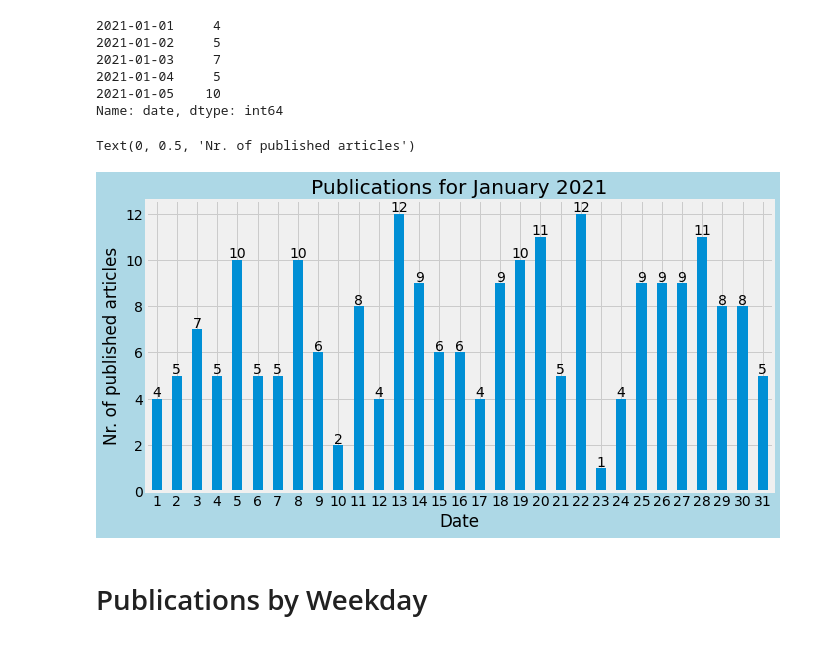
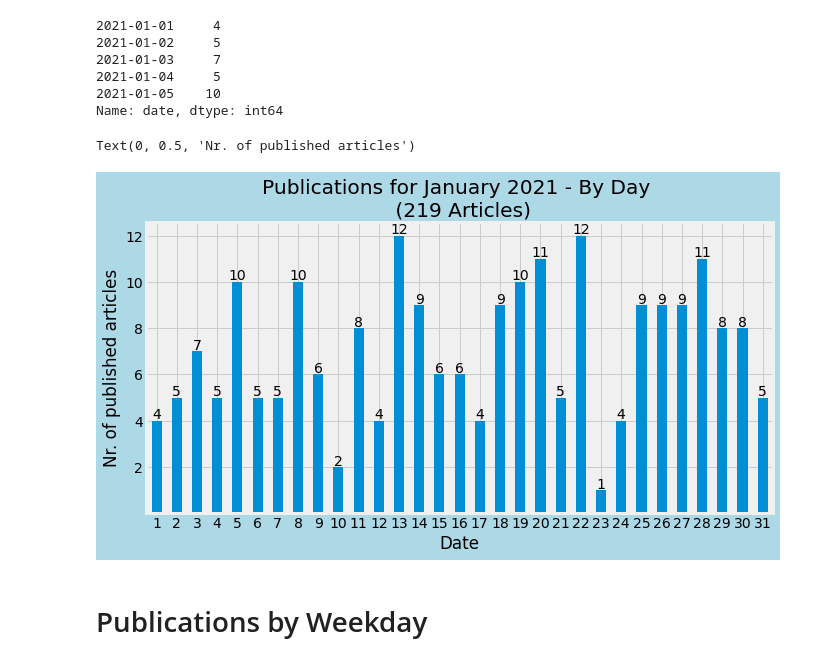
Before and after one commit to vollenia/data_analysis_CNN_news, a Jupyter notebook: analysis_cnn_xml.ipynb, the cells around one changed output. Cells and saved outputs as stored; diff of their text form; code cells hidden in the pictures.

```diff
--- a/analysis_cnn_xml.ipynb
+++ b/analysis_cnn_xml.ipynb
@@ -135,26 +135,27 @@ publications_one_month.head()
 Name: date, dtype: int64
 # %%
 # Initiating the plot
-fig_pub, ax_pub = plt.subplots()
+fig_pub_month, ax_pub_month = plt.subplots()
 
 # Feeding the data (pandas Series)
-publications_one_month.plot(kind="bar", title="Publications for January 2021", figsize=(10,5), alpha=1, linewidth=2, edgecolor=None)
+publications_one_month.plot(kind="bar", title=f"Publications for January 2021 - By Day \n ({np.sum(publications_one_month.values)} Articles)", figsize=(10,5), alpha=1, linewidth=2, edgecolor=None)
 
 # Annotating individual bars
-for bar in ax_pub.patches:
-    ax_pub.annotate(bar.get_height(),(bar.get_x()+bar.get_width()/2, bar.get_height()),
+for bar in ax_pub_month.patches:
+    ax_pub_month.annotate(bar.get_height(),(bar.get_x()+bar.get_width()/2, bar.get_height()),
     xytext=(0, 6), textcoords="offset points", ha="center", va="center")
 
 # Configuring the chart
-fig_pub.set_facecolor('lightblue') # outer
+fig_pub_month.set_facecolor('lightblue') # outer
 #ax_pub.set_facecolor('lightgrey') # inner
-ax_pub.set_xticks(np.arange(len(publications_one_month))) # custom ticks 1/2
-ax_pub.set_xticklabels(np.arange(1, len(publications_one_month)+1), rotation=0) # custom ticks 2/2
-ax_pub.set_xlabel("Date")
-ax_pub.set_ylabel("Nr. of published articles")
+ax_pub_month.set_xticks(np.arange(len(publications_one_month))) # custom ticks 1/2
+ax_pub_month.set_xticklabels(np.arange(1, len(publications_one_month)+1), rotation=0) # custom ticks 2/2
+ax_pub_month.set_yticks(np.arange(0,np.max(publications_one_month)+1, step=2)[1:])
+ax_pub_month.set_xlabel("Date")
+ax_pub_month.set_ylabel("Nr. of published articles")
 # %% [output]
 Text(0, 0.5, 'Nr. of published articles')
-[figure, old version]
+[figure, new version]
 # %% [markdown]
 # Publications by Weekday
 # %%
```
Also changed, not shown: parts of 3 cells of this notebook.
